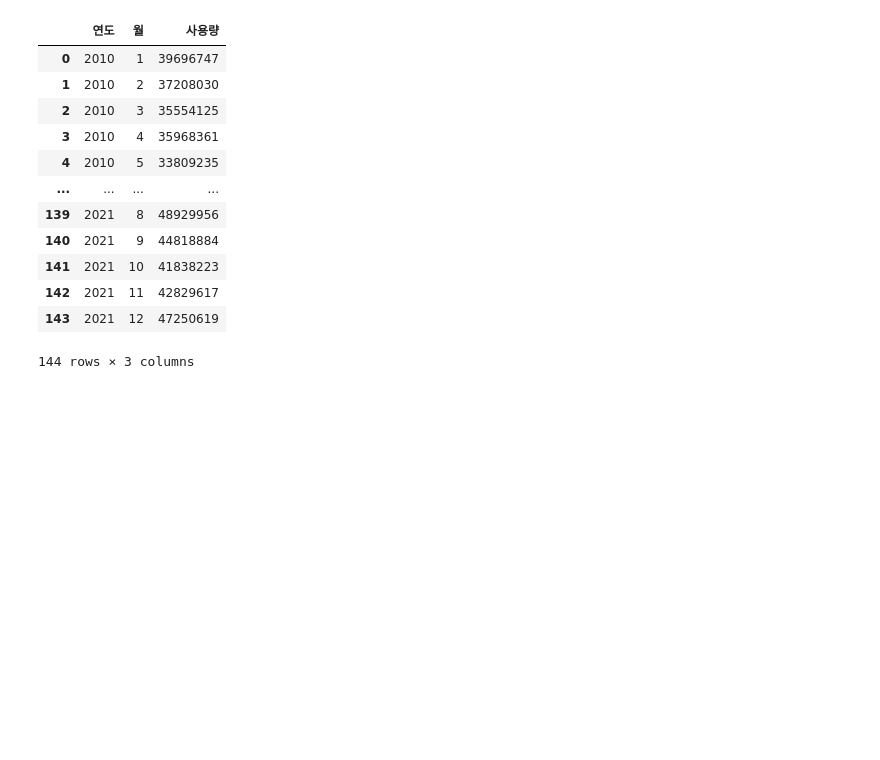
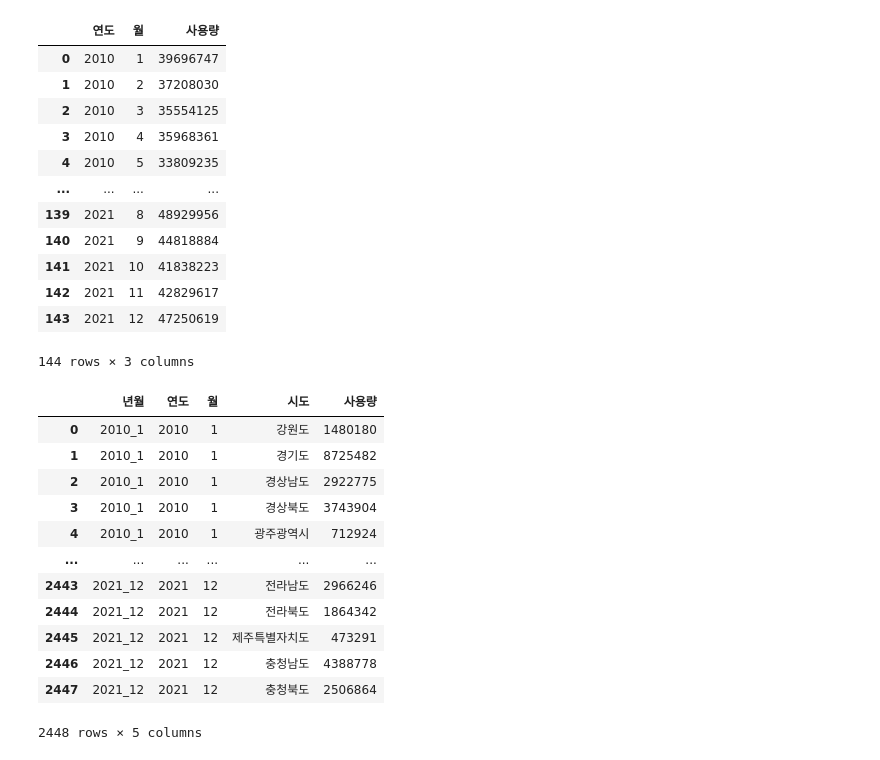
Before and after one commit to ThatHomr/project_2, a Jupyter notebook: project_2_file/z_ssh/data/전력 데이터/전력 데이터 시각화/전력_시각화_14차데이터.ipynb, the cells around one changed output. Drawn from its saved outputs; the diff is of its cells as text; code cells hidden in the pictures; blank space fills up the shorter version.

```diff
--- a/project_2_file/z_ssh/data/전력 데이터/전력 데이터 시각화/전력_시각화_14차데이터.ipynb
+++ b/project_2_file/z_ssh/data/전력 데이터/전력 데이터 시각화/전력_시각화_14차데이터.ipynb
@@ -53,3 +84,19 @@ df_usage_test
 | 142 | 2021 | 11 | 42829617 |
 | 143 | 2021 | 12 | 47250619 |
 144 rows × 3 columns
+# %%
+df_usage
+# %% [output]
+|  | 년월 | 연도 | 월 | 시도 | 사용량 |
+| 0 | 2010_1 | 2010 | 1 | 강원도 | 1480180 |
+| 1 | 2010_1 | 2010 | 1 | 경기도 | 8725482 |
+| 2 | 2010_1 | 2010 | 1 | 경상남도 | 2922775 |
+| 3 | 2010_1 | 2010 | 1 | 경상북도 | 3743904 |
+| 4 | 2010_1 | 2010 | 1 | 광주광역시 | 712924 |
+| ... | ... | ... | ... | ... | ... |
+| 2443 | 2021_12 | 2021 | 12 | 전라남도 | 2966246 |
+| 2444 | 2021_12 | 2021 | 12 | 전라북도 | 1864342 |
+| 2445 | 2021_12 | 2021 | 12 | 제주특별자치도 | 473291 |
+| 2446 | 2021_12 | 2021 | 12 | 충청남도 | 4388778 |
+| 2447 | 2021_12 | 2021 | 12 | 충청북도 | 2506864 |
+2448 rows × 5 columns
```
Also changed, not shown: parts of 12 cells of this notebook, 1 other file.
